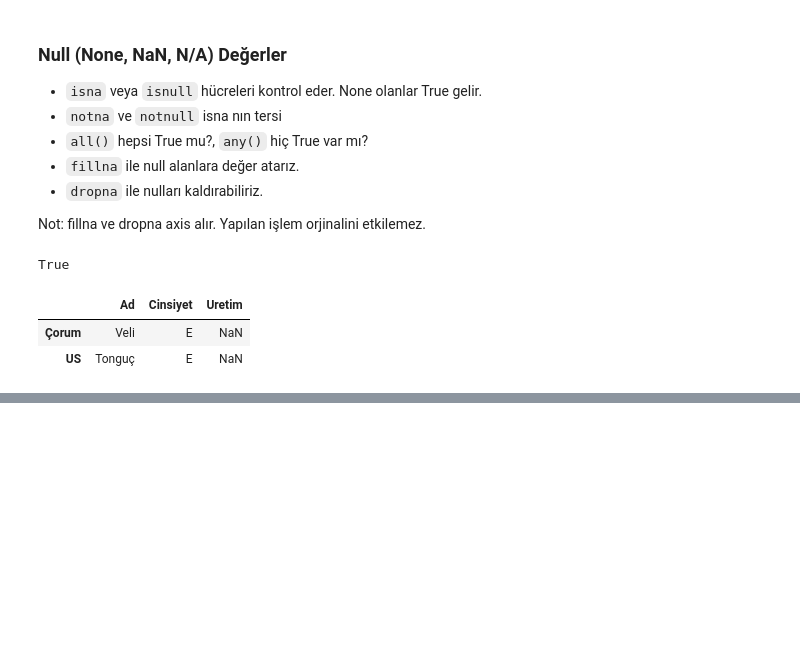
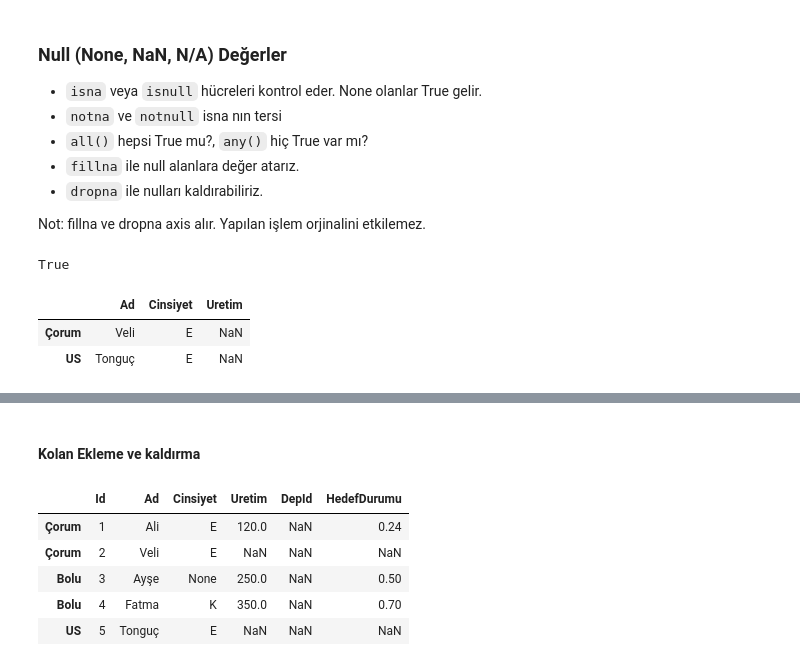
Before and after one commit to bardas97/GtrPython_20220227, a Jupyter notebook: Gun2/2_6_Pandas.ipynb, the cells around one changed output, grey strips where cells are left out. Saved outputs shown, nothing was run; the diff lists cells and outputs as text; code cells hidden in the pictures; blank space fills up the shorter version.

```diff
--- a/Gun2/2_6_Pandas.ipynb
+++ b/Gun2/2_6_Pandas.ipynb
@@ -244,0 +293,13 @@ ekip.loc[ekip.Uretim.isna(), "Ad":"Uretim"]
+# %% [markdown]
+#### Kolan Ekleme ve kaldırma
+# %%
+hedef = 500
+ekip["HedefDurumu"] = ekip.Uretim / hedef
+ekip
+# %% [output]
+|  | Id | Ad | Cinsiyet | Uretim | DepId | HedefDurumu |
+| Çorum | 1 | Ali | E | 120.0 | NaN | 0.24 |
+| Çorum | 2 | Veli | E | NaN | NaN | NaN |
+| Bolu | 3 | Ayşe | None | 250.0 | NaN | 0.50 |
+| Bolu | 4 | Fatma | K | 350.0 | NaN | 0.70 |
+| US | 5 | Tonguç | E | NaN | NaN | NaN |
```
Also changed, not shown: parts of 6 cells of this notebook.
